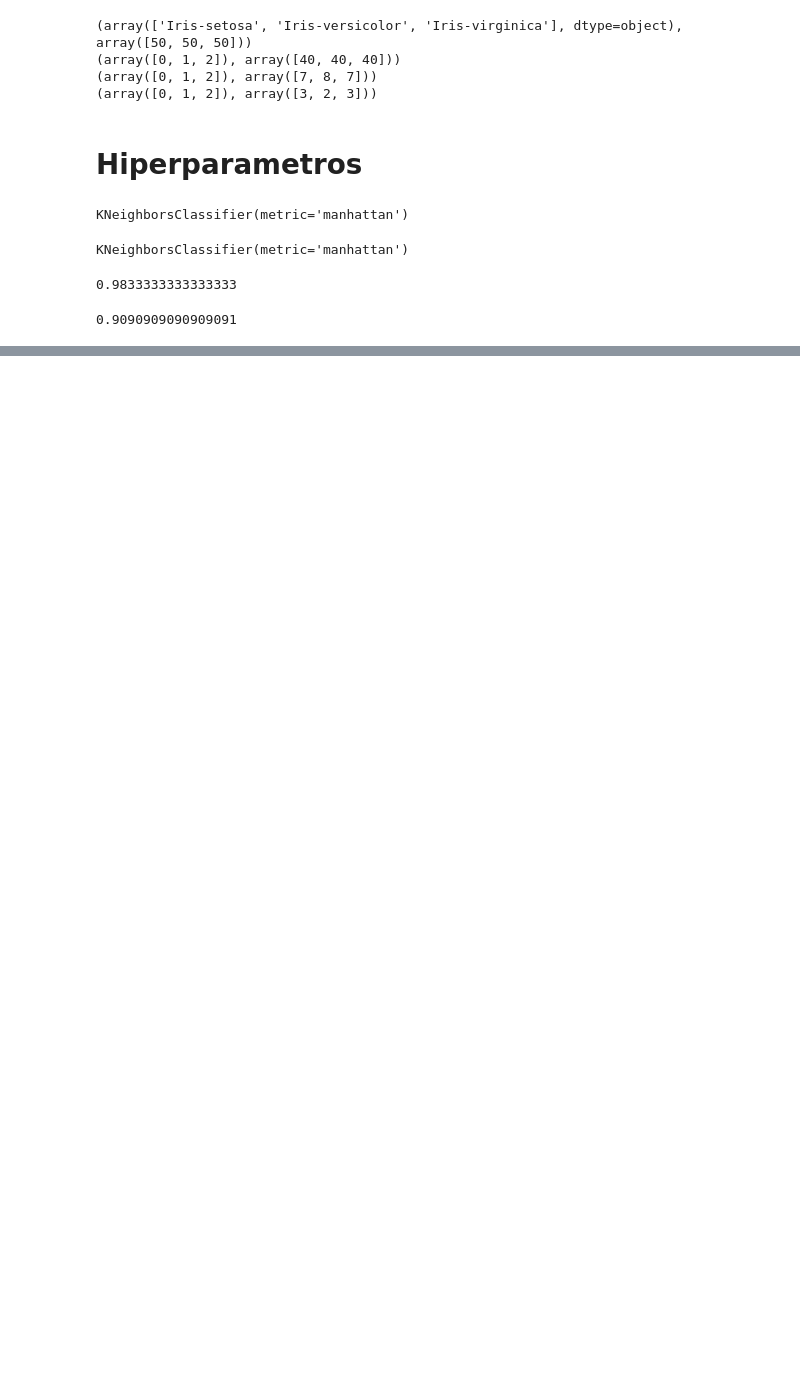
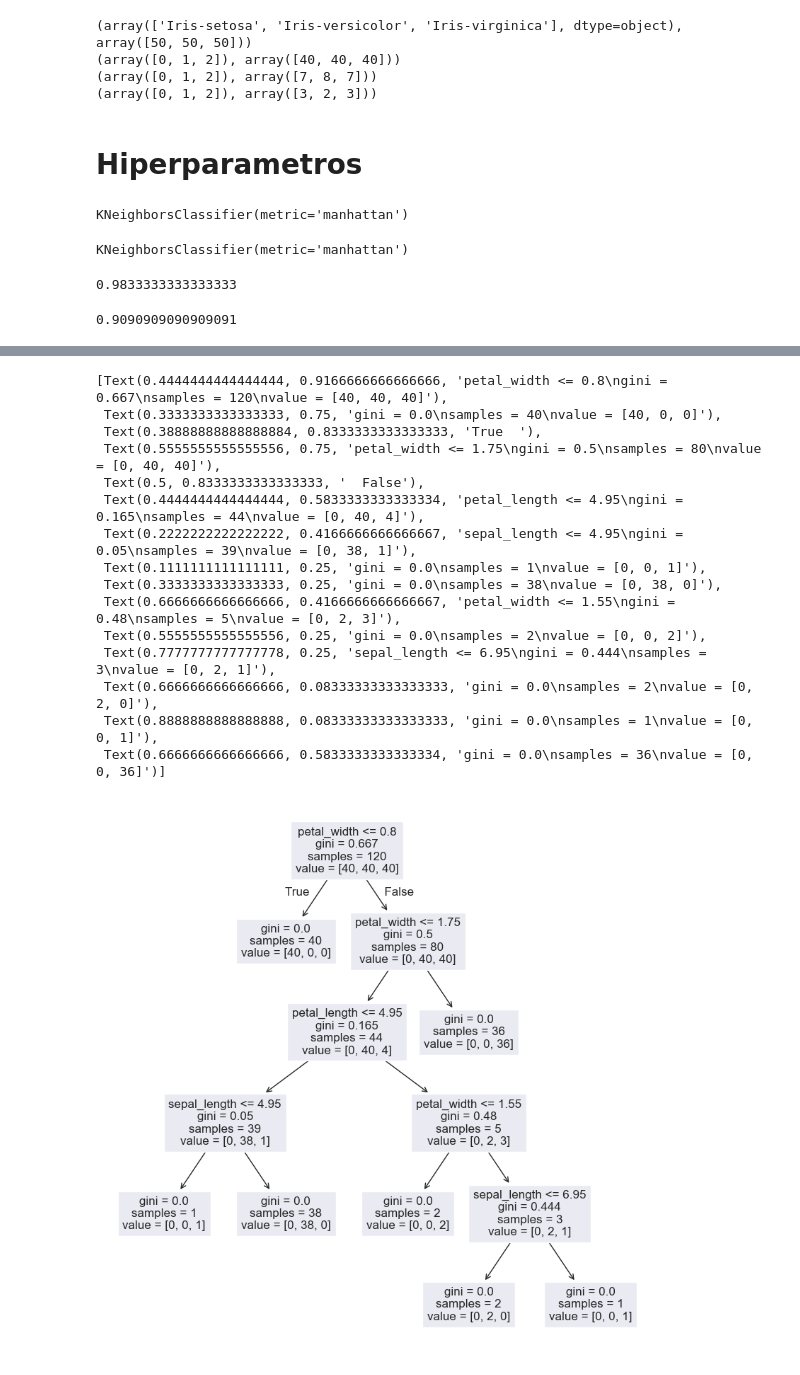
Before and after one commit to EngineeringSebastian-s/EvolutionaryComputation, a Jupyter notebook: Iris/AnalyticsIris.ipynb, the cells around one changed output, grey strips where cells are left out. Saved outputs shown, nothing was run; the diff lists cells and outputs as text; code cells hidden in the pictures; blank space fills up the shorter version.

```diff
--- a/Iris/AnalyticsIris.ipynb
+++ b/Iris/AnalyticsIris.ipynb
@@ -358,0 +460,2 @@ test_acc
+# %%
+dstree = DecisionTreeClassifier(max_depth=10)
@@ -358,0 +480,20 @@ test_acc
+# %%
+figure = plt.figure(figsize=(10,10))
+tree.plot_tree(dstree, feature_names=df.columns)
+# %% [output]
+[Text(0.4444444444444444, 0.9166666666666666, 'petal_width <= 0.8\ngini = 0.667\nsamples = 120\nvalue = [40, 40, 40]'),
+ Text(0.3333333333333333, 0.75, 'gini = 0.0\nsamples = 40\nvalue = [40, 0, 0]'),
+ Text(0.38888888888888884, 0.8333333333333333, 'True  '),
+ Text(0.5555555555555556, 0.75, 'petal_width <= 1.75\ngini = 0.5\nsamples = 80\nvalue = [0, 40, 40]'),
+ Text(0.5, 0.8333333333333333, '  False'),
+ Text(0.4444444444444444, 0.5833333333333334, 'petal_length <= 4.95\ngini = 0.165\nsamples = 44\nvalue = [0, 40, 4]'),
+ Text(0.2222222222222222, 0.4166666666666667, 'sepal_length <= 4.95\ngini = 0.05\nsamples = 39\nvalue = [0, 38, 1]'),
+ Text(0.1111111111111111, 0.25, 'gini = 0.0\nsamples = 1\nvalue = [0, 0, 1]'),
+ Text(0.3333333333333333, 0.25, 'gini = 0.0\nsamples = 38\nvalue = [0, 38, 0]'),
+ Text(0.6666666666666666, 0.4166666666666667, 'petal_width <= 1.55\ngini = 0.48\nsamples = 5\nvalue = [0, 2, 3]'),
+ Text(0.5555555555555556, 0.25, 'gini = 0.0\nsamples = 2\nvalue = [0, 0, 2]'),
+ Text(0.7777777777777778, 0.25, 'sepal_length <= 6.95\ngini = 0.444\nsamples = 3\nvalue = [0, 2, 1]'),
+ Text(0.6666666666666666, 0.08333333333333333, 'gini = 0.0\nsamples = 2\nvalue = [0, 2, 0]'),
+ Text(0.8888888888888888, 0.08333333333333333, 'gini = 0.0\nsamples = 1\nvalue = [0, 0, 1]'),
+ Text(0.6666666666666666, 0.5833333333333334, 'gini = 0.0\nsamples = 36\nvalue = [0, 0, 36]')]
+[figure, added]
```
Also changed, not shown: parts of 21 cells of this notebook.
